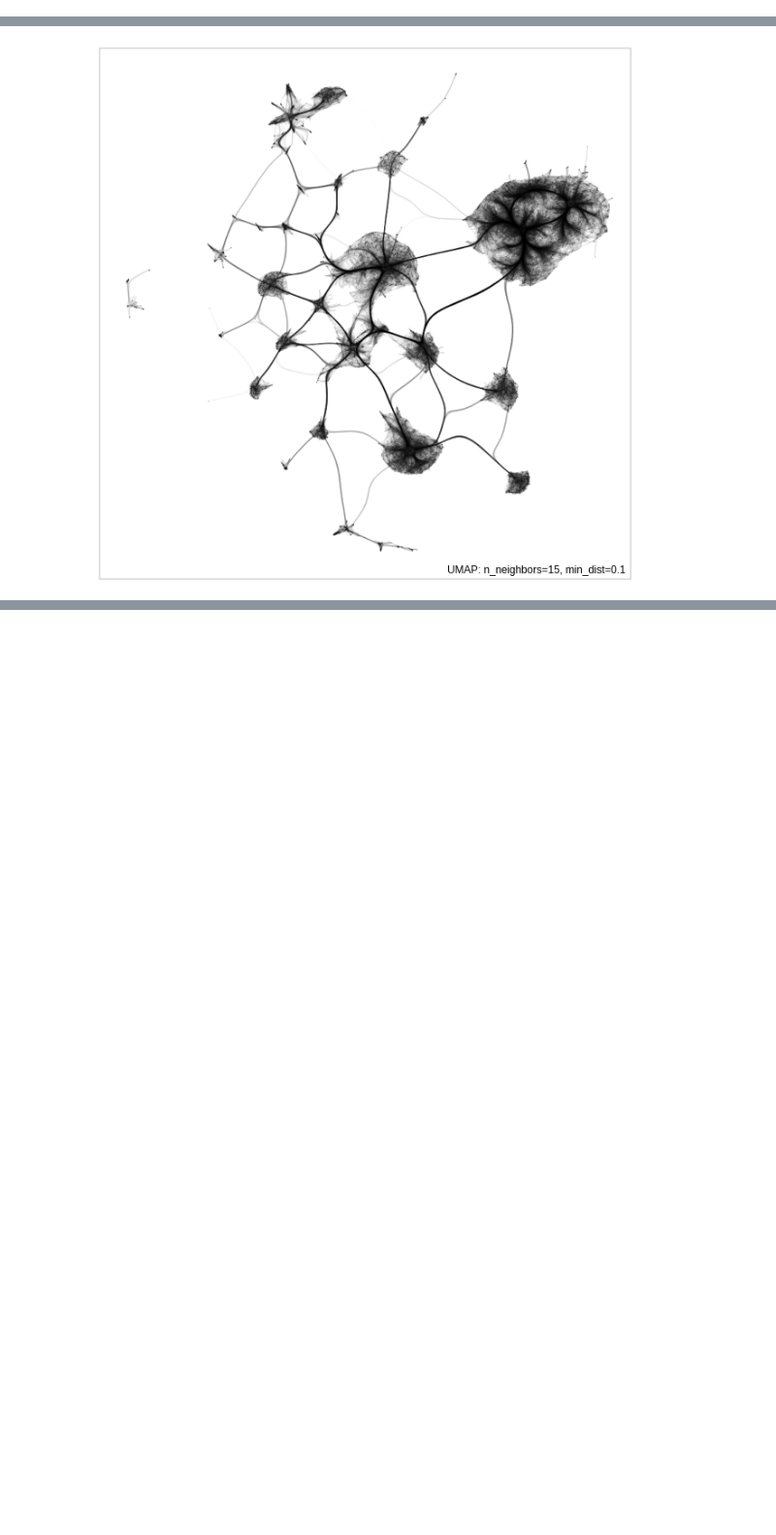
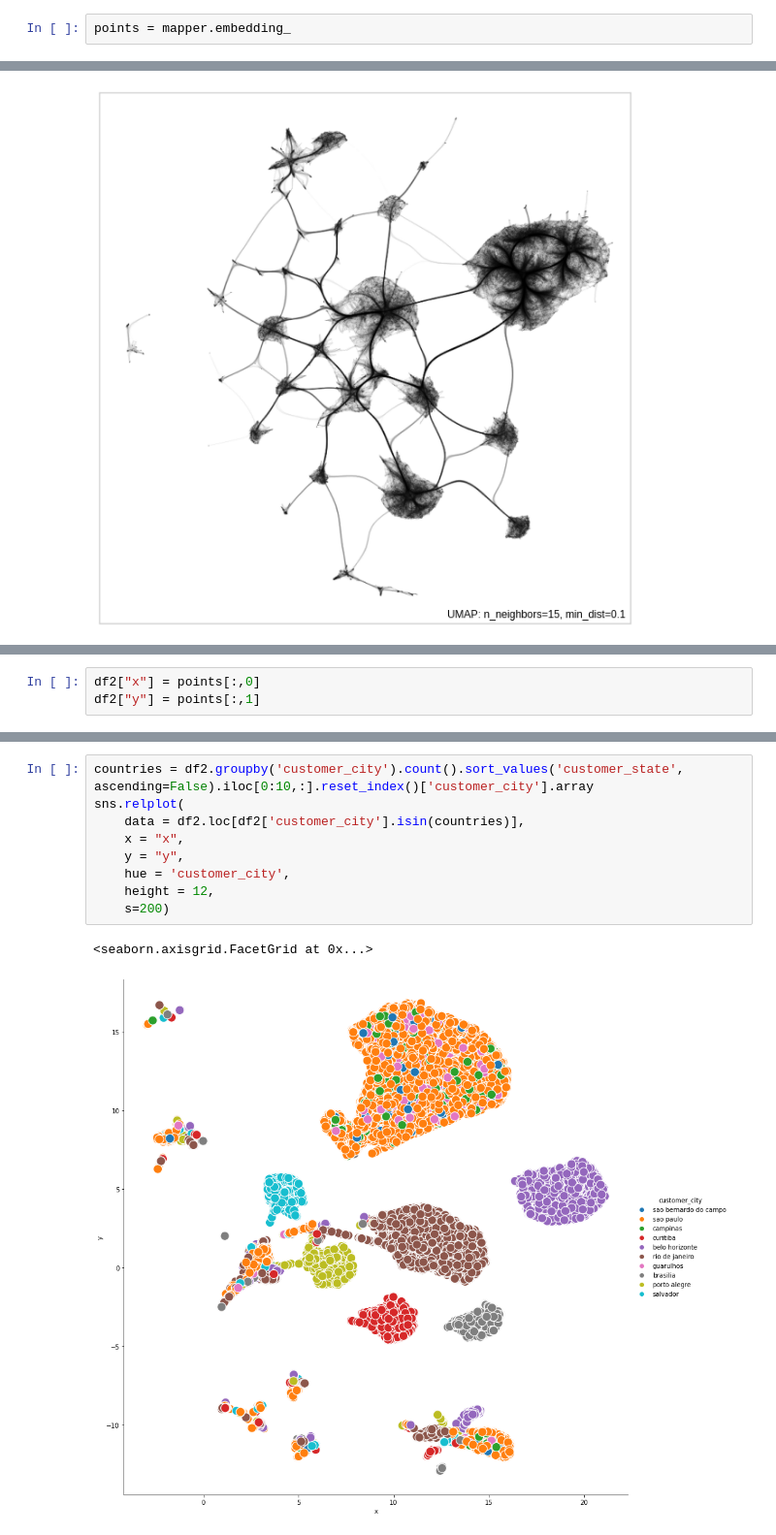
Before and after one commit to finloop/data-science-notebooks, a Jupyter notebook: e_commerce/e-commerce-anomaly-detection.ipynb, the cells around one changed output, grey strips where cells are left out. Shown at 97% size. Drawn from its saved outputs; the diff is of its cells as text; blank space fills up the shorter version.

```diff
--- a/e_commerce/e-commerce-anomaly-detection.ipynb
+++ b/e_commerce/e-commerce-anomaly-detection.ipynb
@@ -245,0 +247,2 @@ umap.plot.points(mapper, labels=kmeans.labels_)
+# %%
+points = mapper.embedding_
@@ -274,0 +295,3 @@ This may take a long time to compute!
+# %%
+df2["x"] = points[:,0]
+df2["y"] = points[:,1]
@@ -274,0 +303,12 @@ This may take a long time to compute!
+# %%
+countries = df2.groupby('customer_city').count().sort_values('customer_state', ascending=False).iloc[0:10,:].reset_index()['customer_city'].array
+sns.relplot(
+    data = df2.loc[df2['customer_city'].isin(countries)],
+    x = "x",
+    y = "y",
+    hue = 'customer_city',
+    height = 12,
+    s=200)
+# %% [output]
+<seaborn.axisgrid.FacetGrid at 0x...>
+[figure, added]
```
Also changed, not shown: parts of 25 cells of this notebook, 3 other files.
